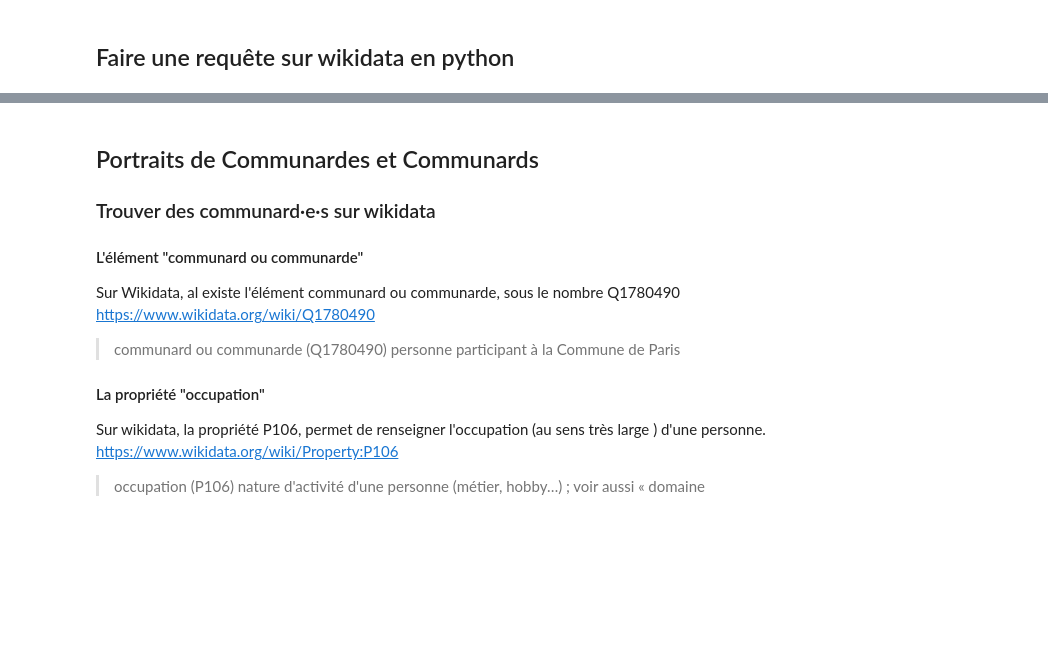
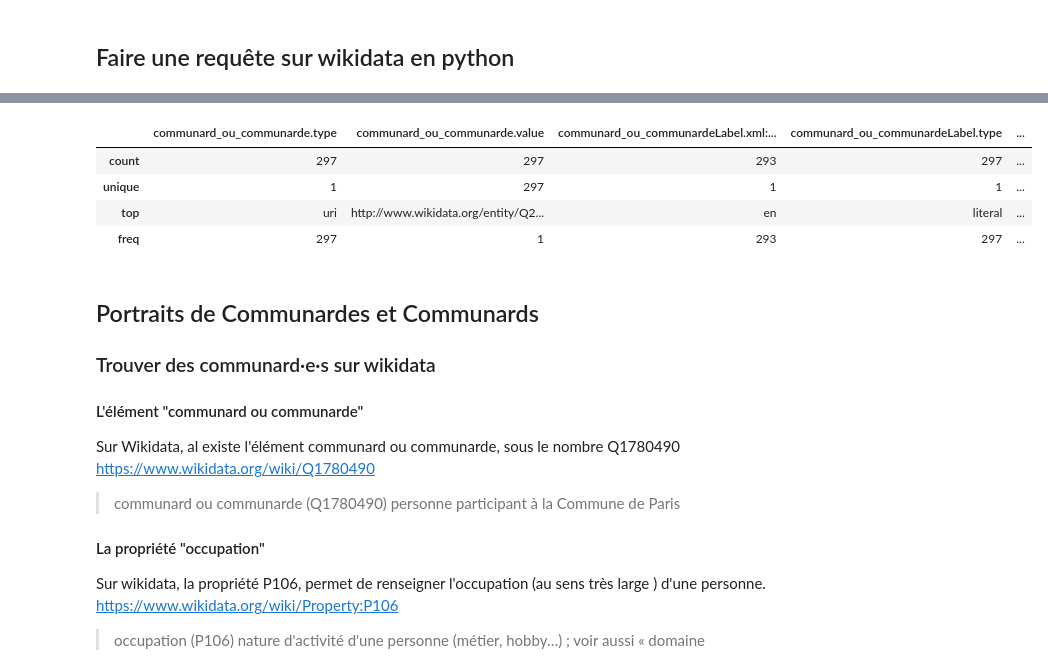
Before and after one commit to silanoc/commune_dans_wikidata, a Jupyter notebook: Commune_dans_wikidata.ipynb, the cells around one changed output, grey strips where cells are left out. Drawn from its saved outputs; the diff is of its cells as text; code cells hidden in the pictures; blank space fills up the shorter version.

```diff
--- a/Commune_dans_wikidata.ipynb
+++ b/Commune_dans_wikidata.ipynb
@@ -132,13 +141,28 @@ query = """SELECT ?communard_ou_communarde ?communard_ou_communardeLabel WHERE {
   ?communard_ou_communarde wdt:P106 wd:Q1780490.
 }"""
 # %%
-def get_results(endpoint_url, query):
-    user_agent = "WDQS-example Python/%s.%s" % (sys.version_info[0], sys.version_info[1])
-    # TODO adjust user agent; see https://w.wiki/CX6
-    sparql = SPARQLWrapper(endpoint_url, agent=user_agent)
-    sparql.setQuery(query)
-    sparql.setReturnFormat(JSON)
-    return sparql.query().convert()
+## 2 - l'objet
+
+class Extraction_wikidata():
+    def __init__(self, endpoint_url, query):
+        self.endpoint_url = endpoint_url
+        self.query = query
 
 
-results = get_results(endpoint_url, query)
+    def get_results(self, endpoint_url, query):
+        user_agent = "WDQS-example Python/%s.%s" % (sys.version_info[0], sys.version_info[1])
+        # TODO adjust user agent; see https://w.wiki/CX6
+        sparql = SPARQLWrapper(endpoint_url, agent = user_agent)
+        sparql.setQuery(query)
+        sparql.setReturnFormat(JSON)
+        return sparql.query().convert()
+
+    def json_to_df(self, entree):
+        #results = sparql.query().convert()
+        df_results = pd.json_normalize(entree["results"]["bindings"])
+        return df_results
+
+    def extraire_et_df(self):
+        extract_json = self.get_results(self.endpoint_url, self.query)
+        extract_df = self.json_to_df(extract_json)
+        return extract_df
@@ -220,0 +169,4 @@ print(df_results.to_html)
+# %%
+## 3 - instantiation de l'objet et récupération du df
+extraction_communard = Extraction_wikidata(endpoint_url, query)
+df_communard = extraction_communard.extraire_et_df()
@@ -221,3 +194,12 @@ print(df_results.to_html)
+# %%
+## 5 - quelques statistiques sur le df
+df_communard.describe()
+# %% [output]
+|  | communard_ou_communarde.type | communard_ou_communarde.value | communard_ou_communardeLabel.xml:... | communard_ou_communardeLabel.type | ... |
+| count | 297 | 297 | 293 | 297 | ... |
+| unique | 1 | 297 | 1 | 1 | ... |
+| top | uri | http://www.wikidata.org/entity/Q2... | en | literal | ... |
+| freq | 297 | 1 | 293 | 297 | ... |
 # %% [markdown]
 ## Portraits de Communardes et Communards
 
```
Also changed, not shown: parts of 13 cells of this notebook.
